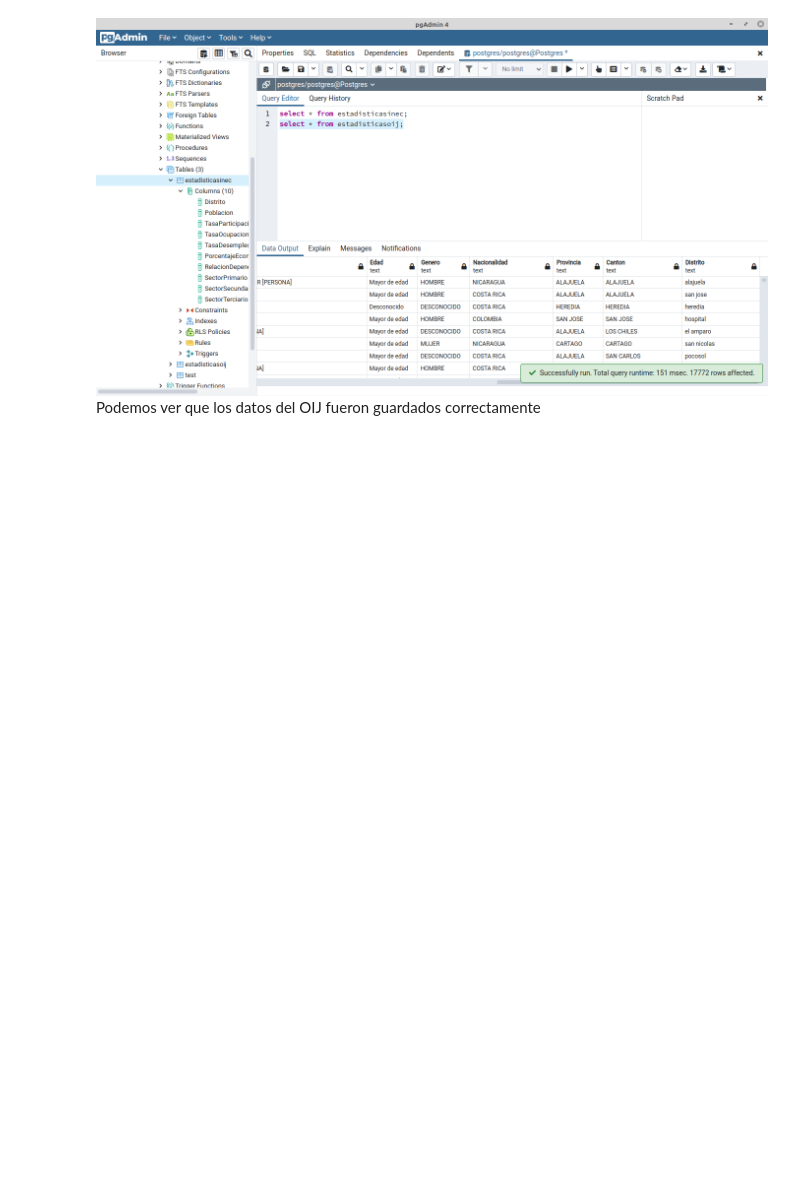
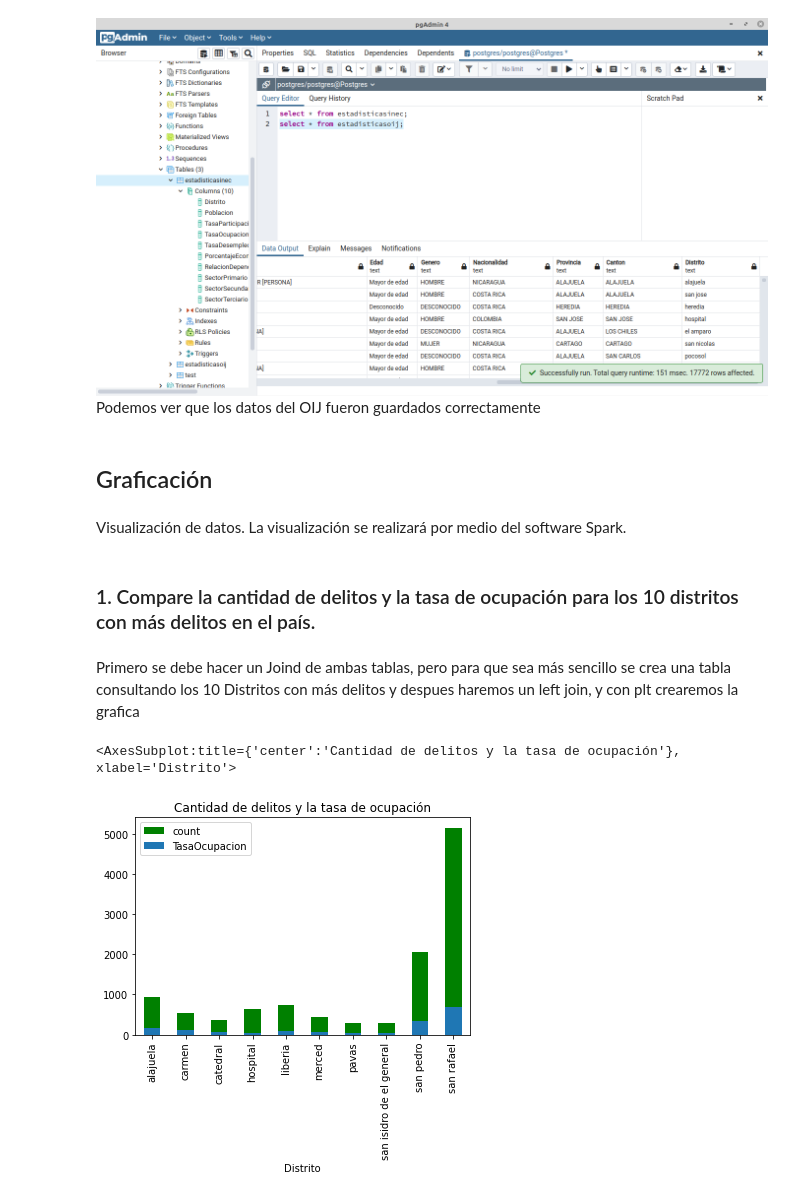
Before and after one commit to brydiaz/sparkProject, a Jupyter notebook: sparkProjectJup.ipynb, the cells around one changed output. Saved outputs shown, nothing was run; the diff lists cells and outputs as text; code cells hidden in the pictures; blank space fills up the shorter version.

```diff
--- a/sparkProjectJup.ipynb
+++ b/sparkProjectJup.ipynb
@@ -284,3 +287,22 @@ write_spark_df_to_db(oijEstadistics.select("*"), "EstadisticasOIJ")inecEstadisti
 ![image.png](attachment:image.png) Podemos ver que los datos del INEC fueron guardados correctamente
 # %% [markdown]
 ![image-2.png](attachment:image-2.png) Podemos ver que los datos del OIJ fueron guardados correctamente
+# %% [markdown]
+## Graficación
+# %% [markdown]
+ Visualización de datos. La visualización se realizará por medio del software
+Spark.
+# %% [markdown]
+### 1. Compare la cantidad de delitos y la tasa de ocupación para los 10 distritos con más delitos en el país.
+# %% [markdown]
+Primero se debe hacer un Joind de ambas tablas, pero para que sea más sencillo se crea una tabla consultando los 10 Distritos con más delitos y despues haremos un left join, y con plt crearemos la grafica
+# %%
+moreCrimesDistrit = oijEstadistics.groupBy("Distrito").count().orderBy(desc("count")).limit(10) #10 Distritos con más delitos
+union = moreCrimesDistrit.join(inecEstadistics, ['Distrito'],'left')#Left join
+graphic = union.toPandas()#Se convierte a pandas
+graphic['TasaOcupacion'] = graphic['TasaOcupacion'].astype(float)#Que lea la tasa de ocupacion como un float
+graphic.groupby('Distrito')['count'].sum().plot(kind='bar',legend=reverse, color="g",title="Cantidad de delitos y la tasa de ocupación")#Graficamos delitos
+graphic.groupby('Distrito')['TasaOcupacion'].sum().plot(kind='bar',legend=reverse)#Graficamos tasa de ocupacion
+# %% [output]
+<AxesSubplot:title={'center':'Cantidad de delitos y la tasa de ocupación'}, xlabel='Distrito'>
+[figure, added]
```
Also changed, not shown: parts of 12 cells of this notebook, 2 other files.
